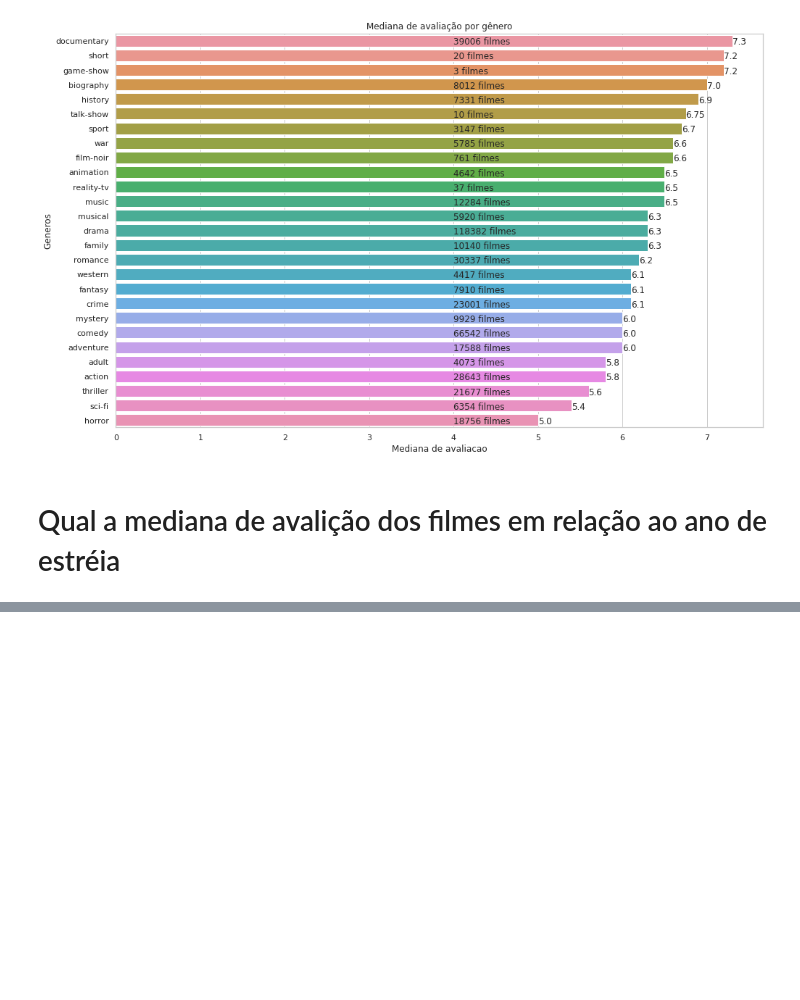
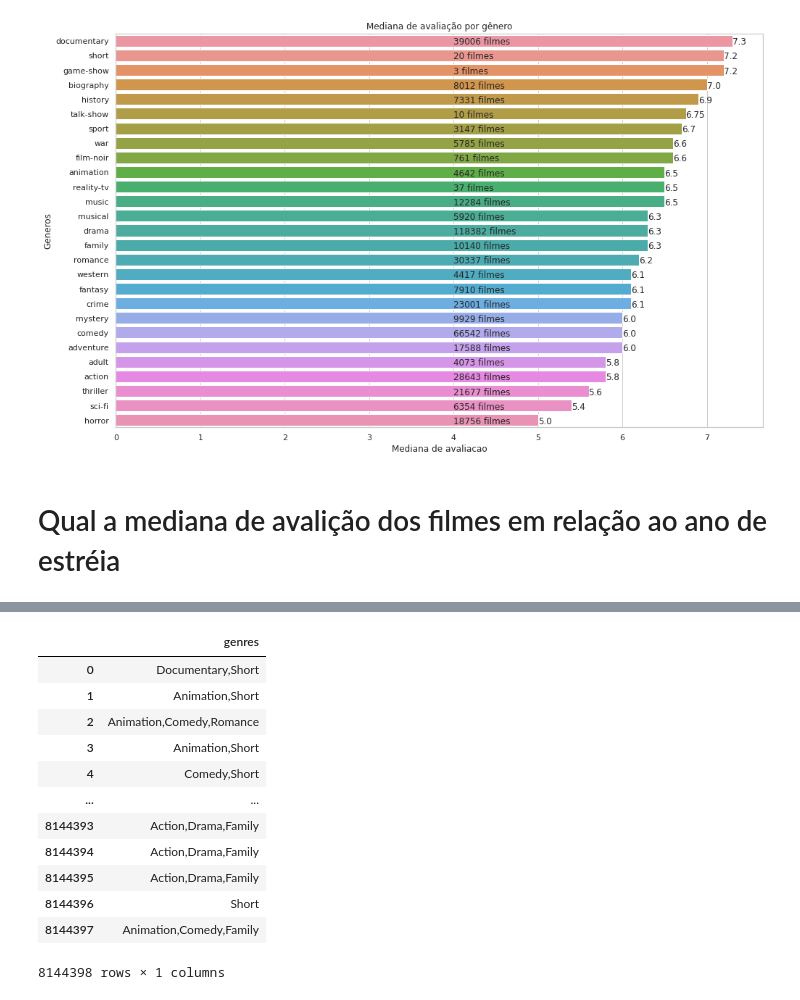
Before and after one commit to fabiodm7/dsaPythonFundamentos, a Jupyter notebook: Cap06/miniProj01/cap06proj01.ipynb, the cells around one changed output, grey strips where cells are left out. Saved outputs shown, nothing was run; the diff lists cells and outputs as text; code cells hidden in the pictures; blank space fills up the shorter version.

```diff
--- a/Cap06/miniProj01/cap06proj01.ipynb
+++ b/Cap06/miniProj01/cap06proj01.ipynb
@@ -380,0 +443,24 @@ plt.show()
+# %%
+consulta5 = '''
+select
+    genres
+from
+    titles
+'''
+# %%
+resultado5 = pd.read_sql_query(consulta5,conn)
+display(resultado5)
+# %% [output]
+|  | genres |
+| 0 | Documentary,Short |
+| 1 | Animation,Short |
+| 2 | Animation,Comedy,Romance |
+| 3 | Animation,Short |
+| 4 | Comedy,Short |
+| ... | ... |
+| 8144393 | Action,Drama,Family |
+| 8144394 | Action,Drama,Family |
+| 8144395 | Action,Drama,Family |
+| 8144396 | Short |
+| 8144397 | Animation,Comedy,Family |
+8144398 rows × 1 columns
```
Also changed, not shown: parts of 13 cells of this notebook.
